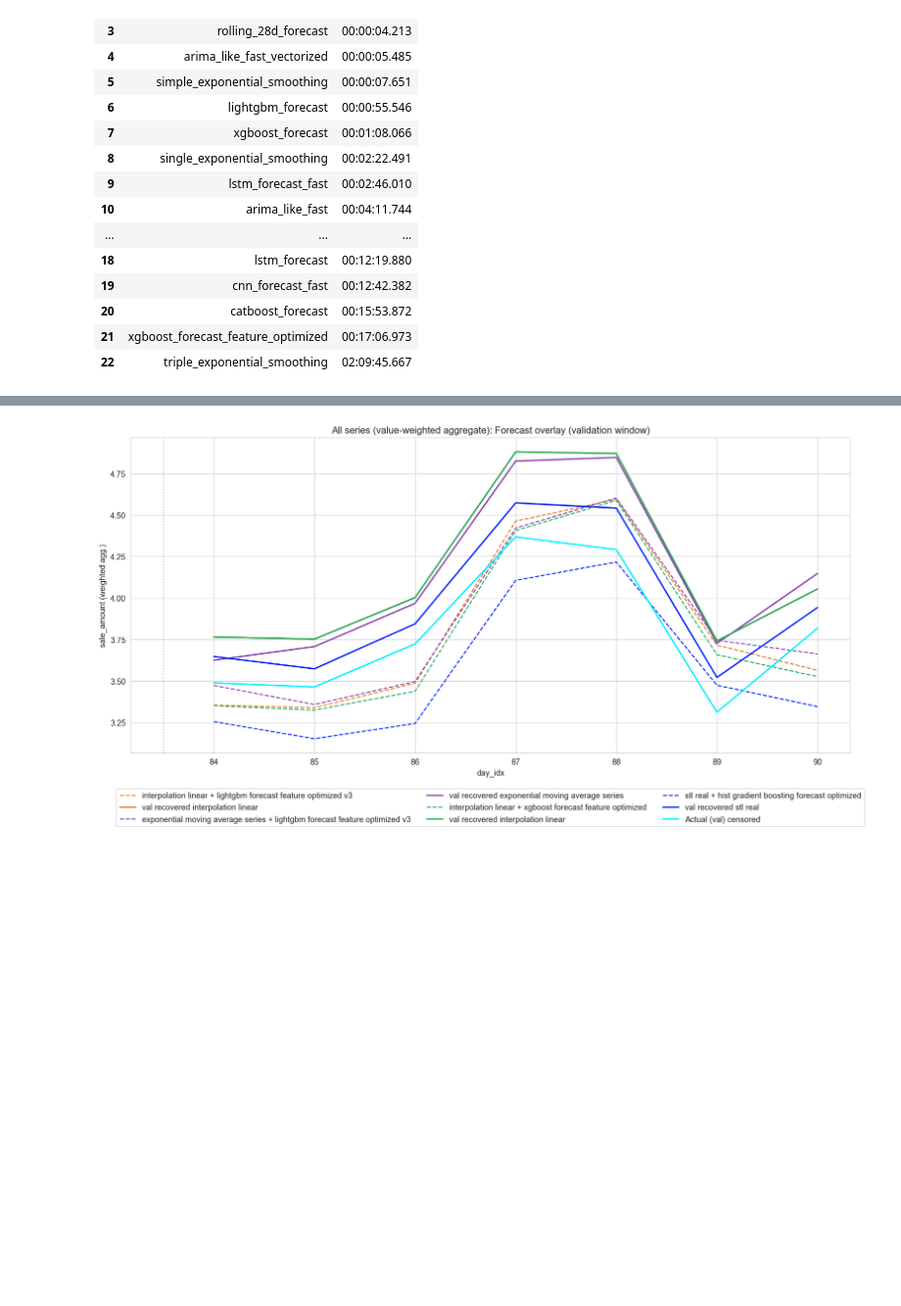
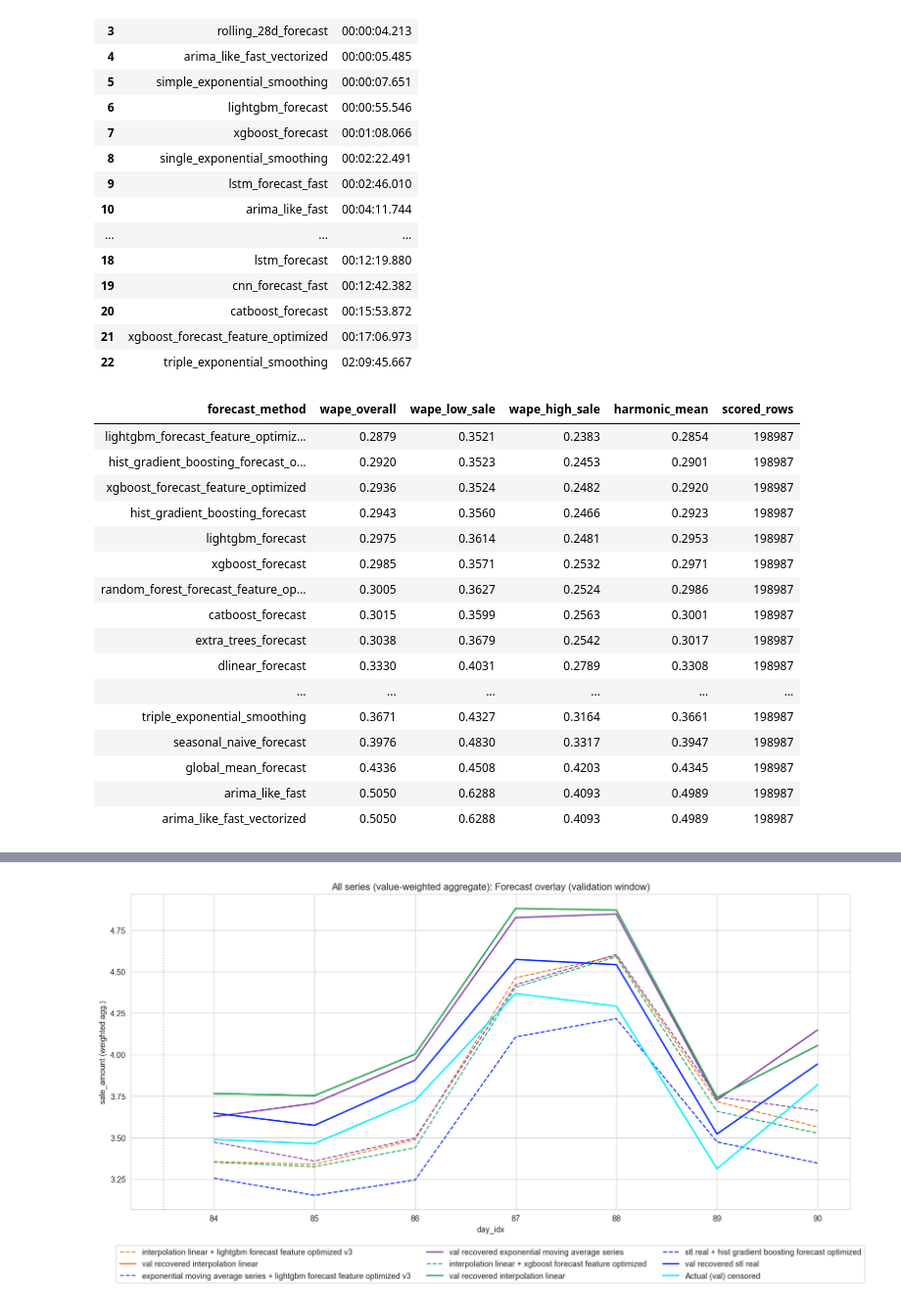
Before and after one commit to Slin58/seminar, a Jupyter notebook: main.ipynb, the cells around one changed output, grey strips where cells are left out. Shown at 98% size. Cells and saved outputs as stored; diff of their text form; code cells hidden in the pictures; blank space fills up the shorter version.

```diff
--- a/main.ipynb
+++ b/main.ipynb
@@ -570,6 +570,86 @@ Train: day 1..83 (4,150,000 rows), Val: day 84..90 (350,000 rows)
 | 20 | catboost_forecast | 00:15:53.872 |
 | 21 | xgboost_forecast_feature_optimized | 00:17:06.973 |
 | 22 | triple_exponential_smoothing | 02:09:45.667 |
+# %%
+# Kopie der vollständigen Ergebnistabelle erstellen
+baseline_df = all_results_df.copy()
+
+# Kombination aus Index in normale Spalte überführen
+baseline_df = (
+    baseline_df
+    .reset_index()
+    .rename(columns={"index": "combination"})
+)
+
+# Recovery-Methode und Forecast-Methode trennen
+baseline_df[["recovery", "forecast_method"]] = (
+    baseline_df["combination"]
+    .str.split(
+        " + ",
+        n=1,
+        expand=True,
+        regex=False
+    )
+)
+
+# Nur Ergebnisse ohne Demand Recovery auswählen
+baseline_df = (
+    baseline_df[
+        baseline_df["recovery"] == "raw_sales"
+    ]
+    .drop(
+        columns=[
+            "combination",
+            "recovery"
+        ]
+    )
+    .sort_values(
+        by="harmonic_mean",
+        ascending=True
+    )
+)
+
+# Forecast-Methode als erste Spalte
+baseline_df = baseline_df[
+    [
+        "forecast_method",
+        "wape_overall",
+        "wape_low_sale",
+        "wape_high_sale",
+        "harmonic_mean",
+        "scored_rows",
+    ]
+]
+
+display(
+    baseline_df.style
+    .hide(axis="index")
+    .format({
+        "wape_overall": "{:.4f}",
+        "wape_low_sale": "{:.4f}",
+        "wape_high_sale": "{:.4f}",
+        "harmonic_mean": "{:.4f}",
+        "scored_rows": "{:.0f}",
+    })
+)
+# %% [output]
+| forecast_method | wape_overall | wape_low_sale | wape_high_sale | harmonic_mean | scored_rows |
+| lightgbm_forecast_feature_optimiz... | 0.2879 | 0.3521 | 0.2383 | 0.2854 | 198987 |
+| hist_gradient_boosting_forecast_o... | 0.2920 | 0.3523 | 0.2453 | 0.2901 | 198987 |
+| xgboost_forecast_feature_optimized | 0.2936 | 0.3524 | 0.2482 | 0.2920 | 198987 |
+| hist_gradient_boosting_forecast | 0.2943 | 0.3560 | 0.2466 | 0.2923 | 198987 |
+| lightgbm_forecast | 0.2975 | 0.3614 | 0.2481 | 0.2953 | 198987 |
+| xgboost_forecast | 0.2985 | 0.3571 | 0.2532 | 0.2971 | 198987 |
+| random_forest_forecast_feature_op... | 0.3005 | 0.3627 | 0.2524 | 0.2986 | 198987 |
+| catboost_forecast | 0.3015 | 0.3599 | 0.2563 | 0.3001 | 198987 |
+| extra_trees_forecast | 0.3038 | 0.3679 | 0.2542 | 0.3017 | 198987 |
+| dlinear_forecast | 0.3330 | 0.4031 | 0.2789 | 0.3308 | 198987 |
+| ... | ... | ... | ... | ... | ... |
+| triple_exponential_smoothing | 0.3671 | 0.4327 | 0.3164 | 0.3661 | 198987 |
+| seasonal_naive_forecast | 0.3976 | 0.4830 | 0.3317 | 0.3947 | 198987 |
+| global_mean_forecast | 0.4336 | 0.4508 | 0.4203 | 0.4345 | 198987 |
+| arima_like_fast | 0.5050 | 0.6288 | 0.4093 | 0.4989 | 198987 |
+| arima_like_fast_vectorized | 0.5050 | 0.6288 | 0.4093 | 0.4989 | 198987 |
 # %%
 # TODO Beste Recoveries:
 # 1 stl_real
```
Also changed, not shown: parts of 6 cells of this notebook, 3 other files.
